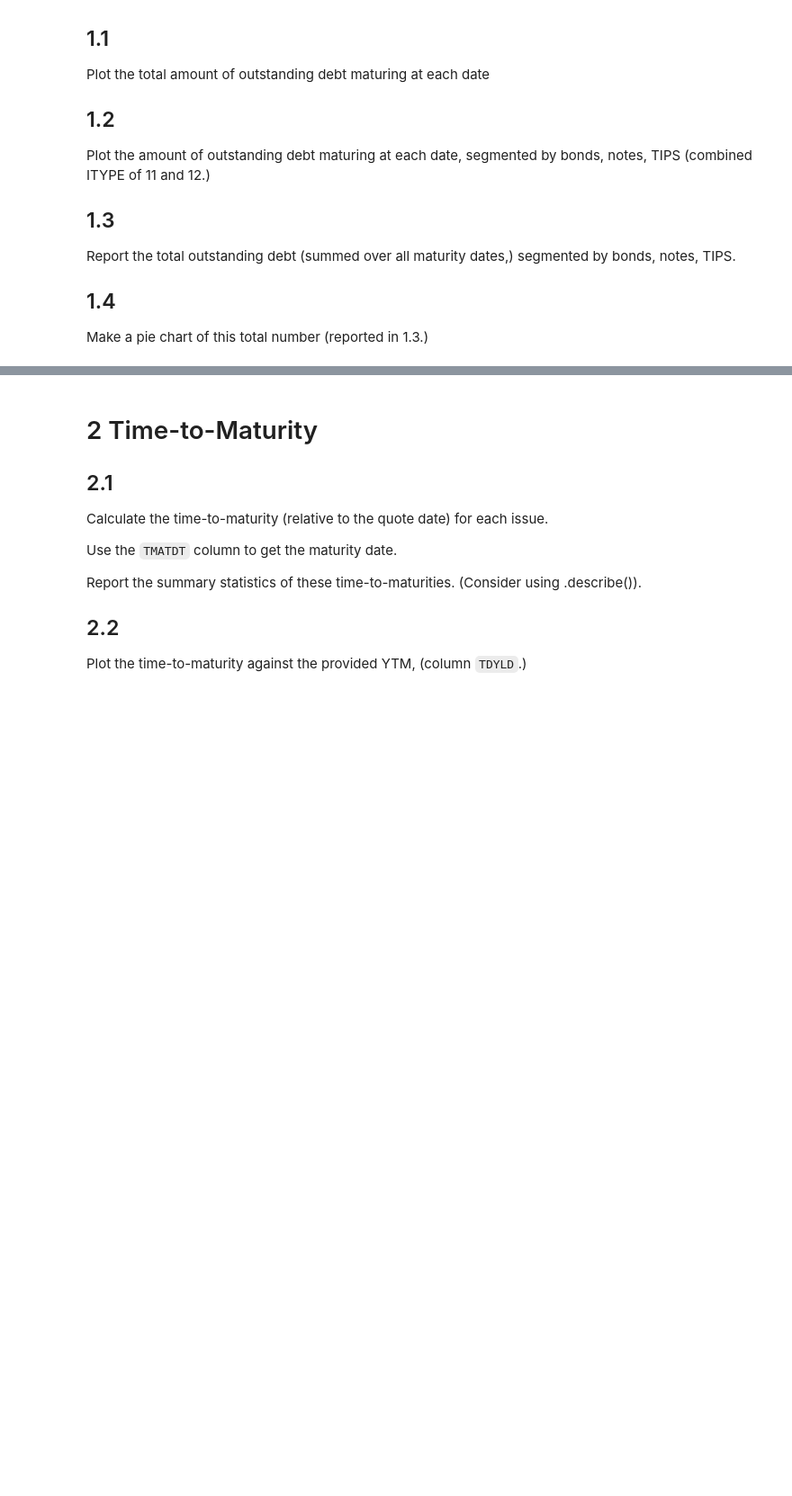
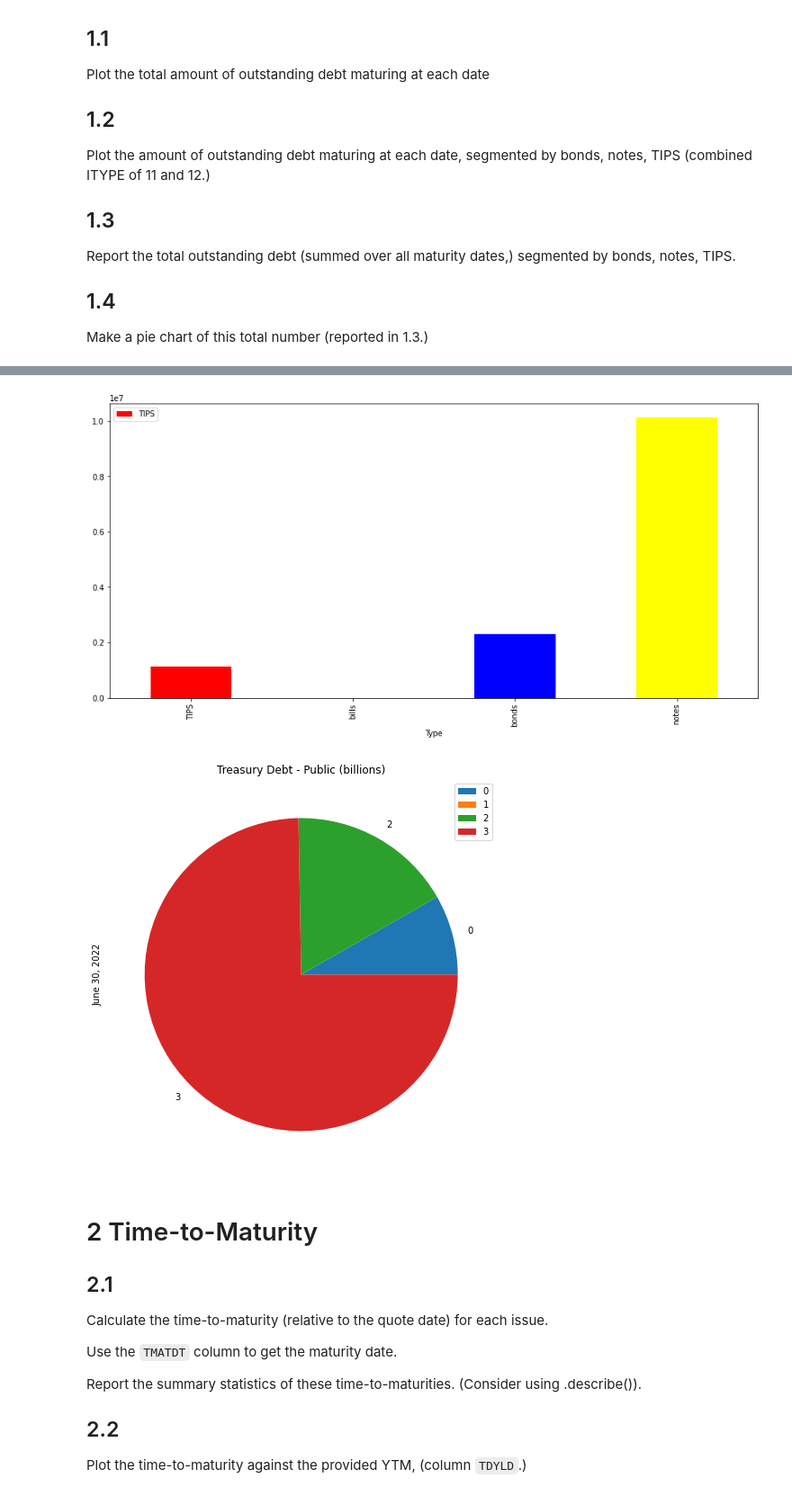
Before and after one commit to madison-rusch/finm-portfolio-2022, a Jupyter notebook: homework/M.1. Homework.ipynb, the cells around one changed output, grey strips where cells are left out. Shown at 90% size. Drawn from its saved outputs; the diff is of its cells as text; code cells hidden in the pictures; blank space fills up the shorter version.

```diff
--- a/homework/M.1. Homework.ipynb
+++ b/homework/M.1. Homework.ipynb
@@ -144,3 +148,39 @@ plt.show()
+# %%
+# Problem 1.3 Report the total outstanding debt (summed over all maturity dates),
+#      segmented by bonds, notes, TIPS
+
+# Import data from excel and sort by maturity date
+rawdata = pd.read_excel('../data/treasury_quotes_2022-06-30.xlsx')
+rawdata.columns = rawdata.columns.str.upper()
+
+# Data transformation
+metrics = rawdata.copy()[['TDPUBOUT', 'ITYPE']]
+metrics.columns = ['Outstanding Debt', 'Type']
+
+# replace type key with value
+# 1: bonds
+# 2: notes
+# 4: bills
+# 11: TIPS notes
+# 12: TIPS bonds
+metrics['Type'] = metrics['Type'].replace({1:'bonds', 2:'notes', 4:'bills', 11:'TIPS', 12:'TIPS'})
+
+# Group data by type so you can sum, then reset index to get back to array
+grouped = metrics.groupby('Type')['Outstanding Debt'].sum().reset_index()
+colors = {'bonds':'red', 'notes':'green', 'bills':'blue', 'TIPS':'yellow'}
+fig, ax = plt.subplots(figsize=(15,7))
+
+grouped.plot(ax=ax, kind='bar', x='Type', y='Outstanding Debt', color=['red', 'green', 'blue', 'yellow'])
+# TODO: What is going on with the legend????
+plt.legend(['TIPS', 'bills', 'bonds', 'notes'])
+plt.show()
+
+# Problem 1.4
+grouped.plot.pie(y=grouped.columns[1],figsize=(8,8),title='Treasury Debt - Public (billions)',ylabel='June 30, 2022')
+plt.show()
+# %% [output]
+[figure, added]
+[figure, added]
 # %% [markdown]
 # 2 Time-to-Maturity
 
```
Also changed, not shown: parts of 8 cells of this notebook.
